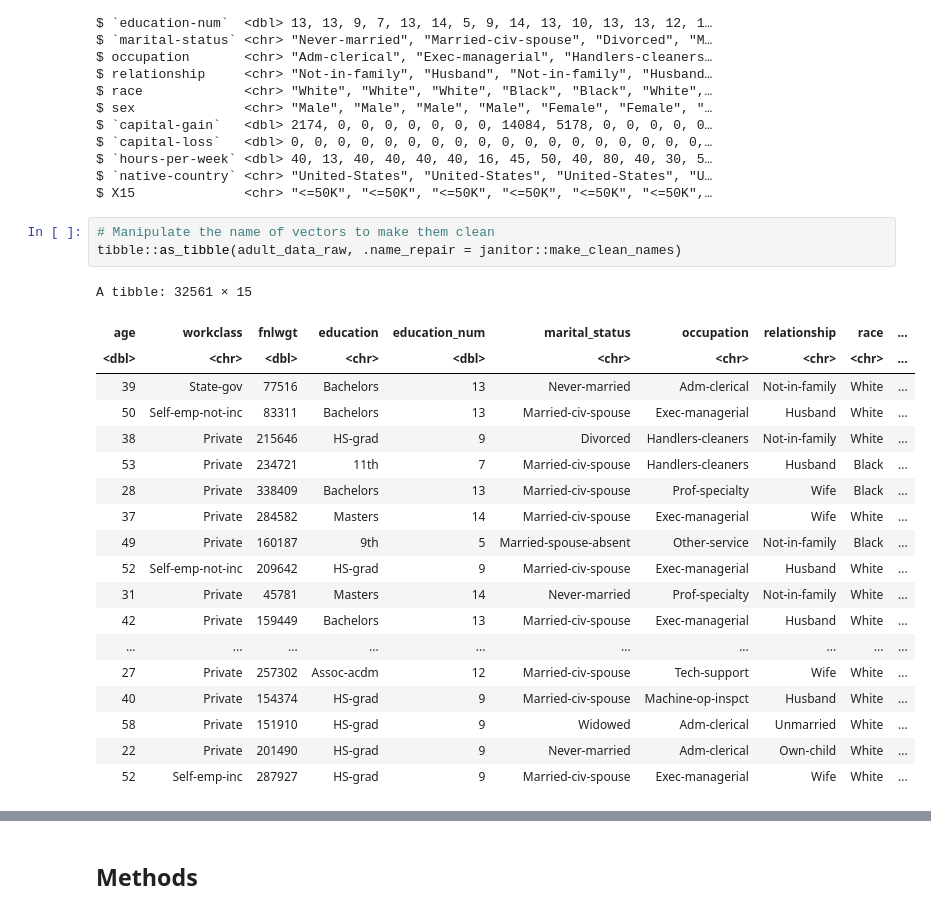
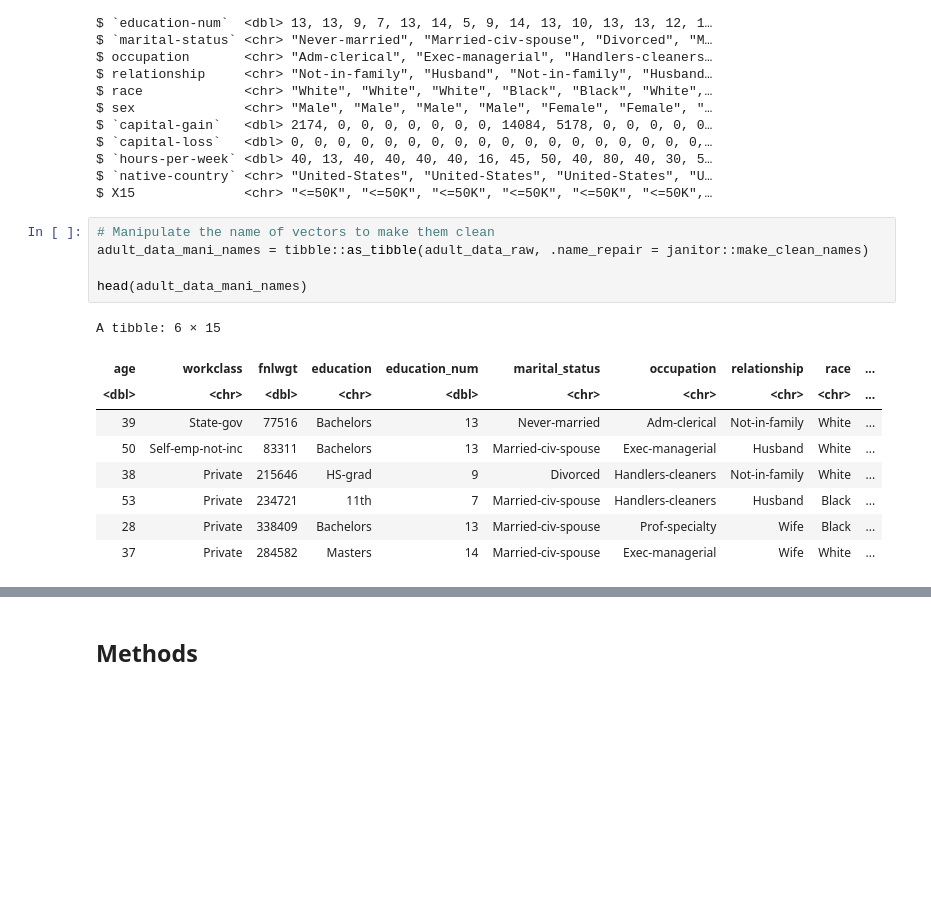
Before and after one commit to Shubhaankar-Sharma/income-category-classifier, a Jupyter notebook: project_group_proposal.ipynb, the cells around one changed output, grey strips where cells are left out. Saved outputs shown, nothing was run; the diff lists cells and outputs as text; blank space fills up the shorter version.

```diff
--- a/project_group_proposal.ipynb
+++ b/project_group_proposal.ipynb
@@ -91,26 +92,18 @@ $ `native-country` <chr> "United-States", "United-States", "United-States", "U
 $ X15              <chr> "<=50K", "<=50K", "<=50K", "<=50K", "<=50K", "<=50K",…
 # %%
 # Manipulate the name of vectors to make them clean
-tibble::as_tibble(adult_data_raw, .name_repair = janitor::make_clean_names)
+adult_data_mani_names = tibble::as_tibble(adult_data_raw, .name_repair = janitor::make_clean_names)
+
+head(adult_data_mani_names)
 # %% [output]
-A tibble: 32561 × 15
+A tibble: 6 × 15
 | age | workclass | fnlwgt | education | education_num | marital_status | occupation | relationship | race | ... |
 | <dbl> | <chr> | <dbl> | <chr> | <dbl> | <chr> | <chr> | <chr> | <chr> | ... |
 | 39 | State-gov | 77516 | Bachelors | 13 | Never-married | Adm-clerical | Not-in-family | White | ... |
 | 50 | Self-emp-not-inc | 83311 | Bachelors | 13 | Married-civ-spouse | Exec-managerial | Husband | White | ... |
 | 38 | Private | 215646 | HS-grad | 9 | Divorced | Handlers-cleaners | Not-in-family | White | ... |
 | 53 | Private | 234721 | 11th | 7 | Married-civ-spouse | Handlers-cleaners | Husband | Black | ... |
 | 28 | Private | 338409 | Bachelors | 13 | Married-civ-spouse | Prof-specialty | Wife | Black | ... |
 | 37 | Private | 284582 | Masters | 14 | Married-civ-spouse | Exec-managerial | Wife | White | ... |
-| 49 | Private | 160187 | 9th | 5 | Married-spouse-absent | Other-service | Not-in-family | Black | ... |
-| 52 | Self-emp-not-inc | 209642 | HS-grad | 9 | Married-civ-spouse | Exec-managerial | Husband | White | ... |
-| 31 | Private | 45781 | Masters | 14 | Never-married | Prof-specialty | Not-in-family | White | ... |
-| 42 | Private | 159449 | Bachelors | 13 | Married-civ-spouse | Exec-managerial | Husband | White | ... |
-| ... | ... | ... | ... | ... | ... | ... | ... | ... | ... |
-| 27 | Private | 257302 | Assoc-acdm | 12 | Married-civ-spouse | Tech-support | Wife | White | ... |
-| 40 | Private | 154374 | HS-grad | 9 | Married-civ-spouse | Machine-op-inspct | Husband | White | ... |
-| 58 | Private | 151910 | HS-grad | 9 | Widowed | Adm-clerical | Unmarried | White | ... |
-| 22 | Private | 201490 | HS-grad | 9 | Never-married | Adm-clerical | Own-child | White | ... |
-| 52 | Self-emp-inc | 287927 | HS-grad | 9 | Married-civ-spouse | Exec-managerial | Wife | White | ... |
 # %%
 # Replace all ? with NA
```
Also changed, not shown: parts of 18 cells of this notebook.
